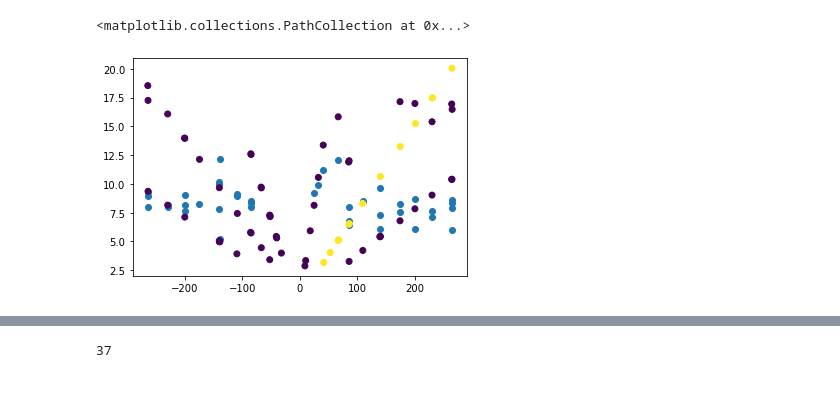
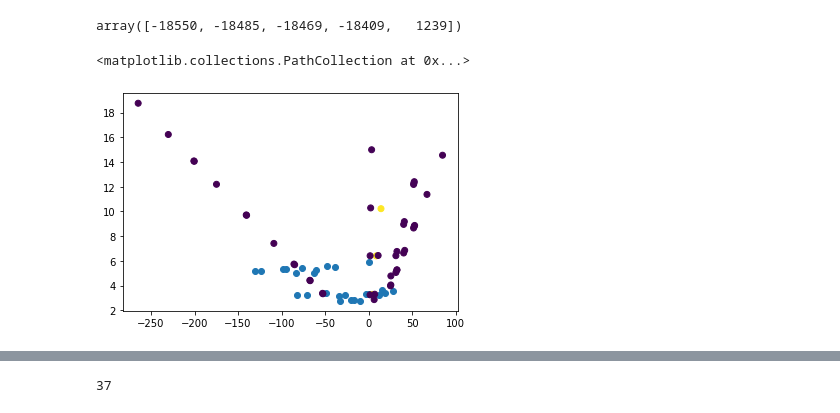
Before and after one commit to livaage/DDPG-for-tracking, a Jupyter notebook: Checks.ipynb, the cells around one changed output, grey strips where cells are left out. Saved outputs shown, nothing was run; the diff lists cells and outputs as text; code cells hidden in the pictures.

```diff
--- a/Checks.ipynb
+++ b/Checks.ipynb
@@ -34,2 +39,2 @@ array([ 4.91058493,  6.05191326,  5.97856951,  7.70458603,  3.48679376,
 # %%
-pids = original_pid[-40:]
+pids = original_pid[-26:]
@@ -63,9 +50,13 @@ sub
+# %%
+np.unique(sub.particle_id)
+# %% [output]
+array([-18550, -18485, -18469, -18409,   1239])
 # %%
 #plt.scatter(new_z[-40:], new_r[-40:], c=pids[-40:])
-plt.scatter(sub.z[-40:], new_r[-40:])
+plt.scatter(new_z[-26:], new_r[-26:])
 
 plt.scatter(sub.z, sub.r, c=sub.particle_id)
 #new_r[-100:]
 # %% [output]
 <matplotlib.collections.PathCollection at 0x...>
-[figure, old version]
+[figure, new version]
```
Also changed, not shown: parts of 12 cells of this notebook, 15 other files.
